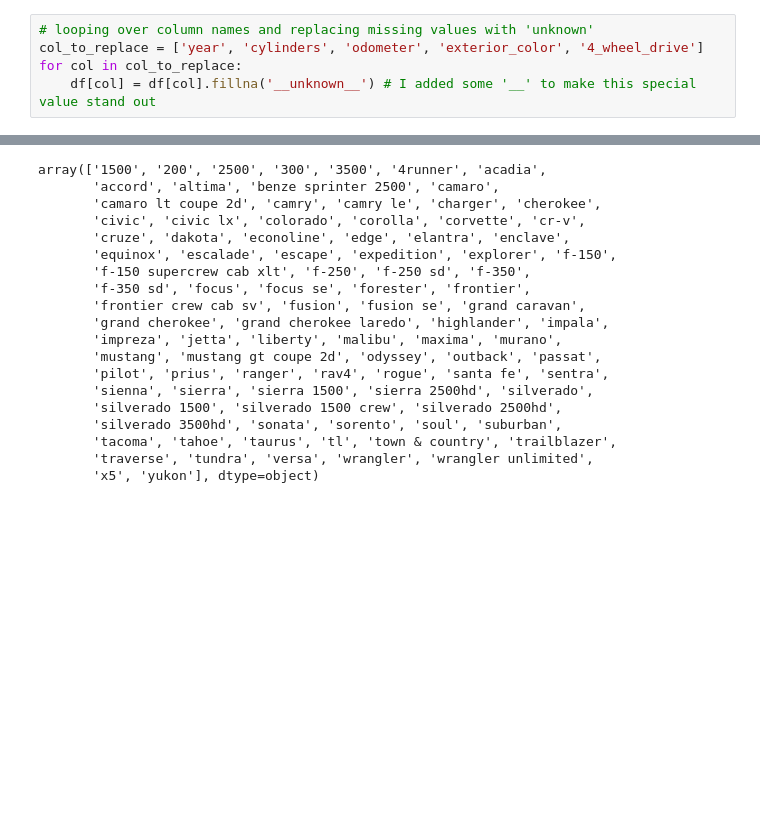
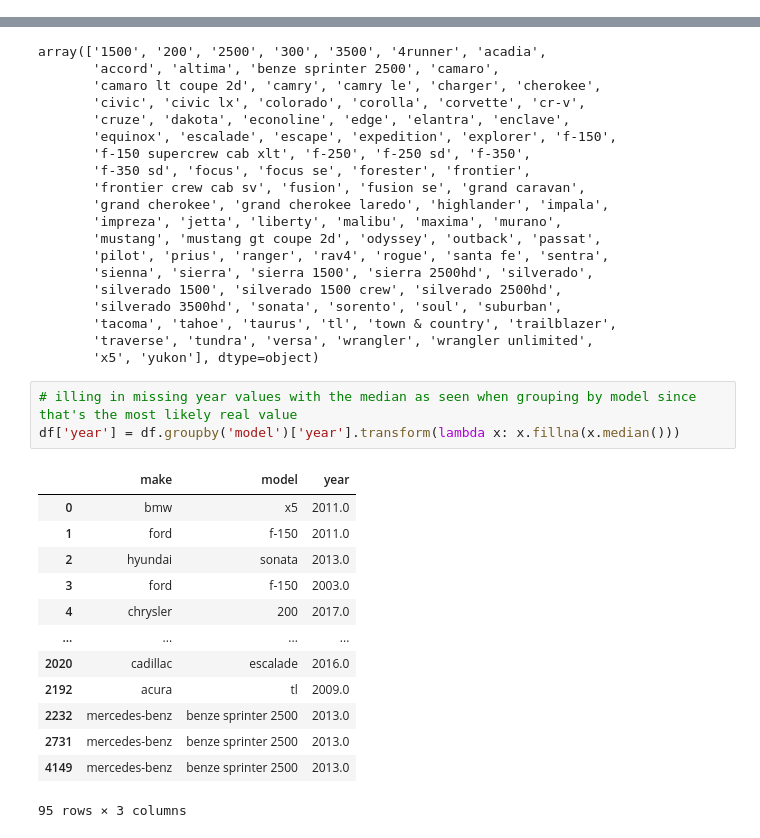
Before and after one commit to Malokingi/auto-ad-data-site, a Jupyter notebook: notebooks/EDA.ipynb, the cells around one changed output, grey strips where cells are left out. Cells and saved outputs as stored; diff of their text form; blank space fills up the shorter version.

Commit message:
Fixed most missing values

```diff
--- a/notebooks/EDA.ipynb
+++ b/notebooks/EDA.ipynb
@@ -78,11 +78,6 @@ date_posted           0
 days_listed           0
 make                  0
 dtype: int64
-# %%
-# looping over column names and replacing missing values with 'unknown'
-col_to_replace = ['year', 'cylinders', 'odometer', 'exterior_color', '4_wheel_drive']
-for col in col_to_replace:
-    df[col] = df[col].fillna('__unknown__') # I added some '__' to make this special value stand out
 # %%
 # counting clear duplicates
 df.duplicated().sum()
@@ -150,3 +145,20 @@ array(['1500', '200', '2500', '300', '3500', '4runner', 'acadia',
        'tacoma', 'tahoe', 'taurus', 'tl', 'town & country', 'trailblazer',
        'traverse', 'tundra', 'versa', 'wrangler', 'wrangler unlimited',
        'x5', 'yukon'], dtype=object)
+# %%
+# illing in missing year values with the median as seen when grouping by model since that's the most likely real value
+df['year'] = df.groupby('model')['year'].transform(lambda x: x.fillna(x.median()))
+# %% [output]
+|  | make | model | year |
+| 0 | bmw | x5 | 2011.0 |
+| 1 | ford | f-150 | 2011.0 |
+| 2 | hyundai | sonata | 2013.0 |
+| 3 | ford | f-150 | 2003.0 |
+| 4 | chrysler | 200 | 2017.0 |
+| ... | ... | ... | ... |
+| 2020 | cadillac | escalade | 2016.0 |
+| 2192 | acura | tl | 2009.0 |
+| 2232 | mercedes-benz | benze sprinter 2500 | 2013.0 |
+| 2731 | mercedes-benz | benze sprinter 2500 | 2013.0 |
+| 4149 | mercedes-benz | benze sprinter 2500 | 2013.0 |
+95 rows × 3 columns
```
Also changed, not shown: parts of 6 cells of this notebook, 2 other files.
